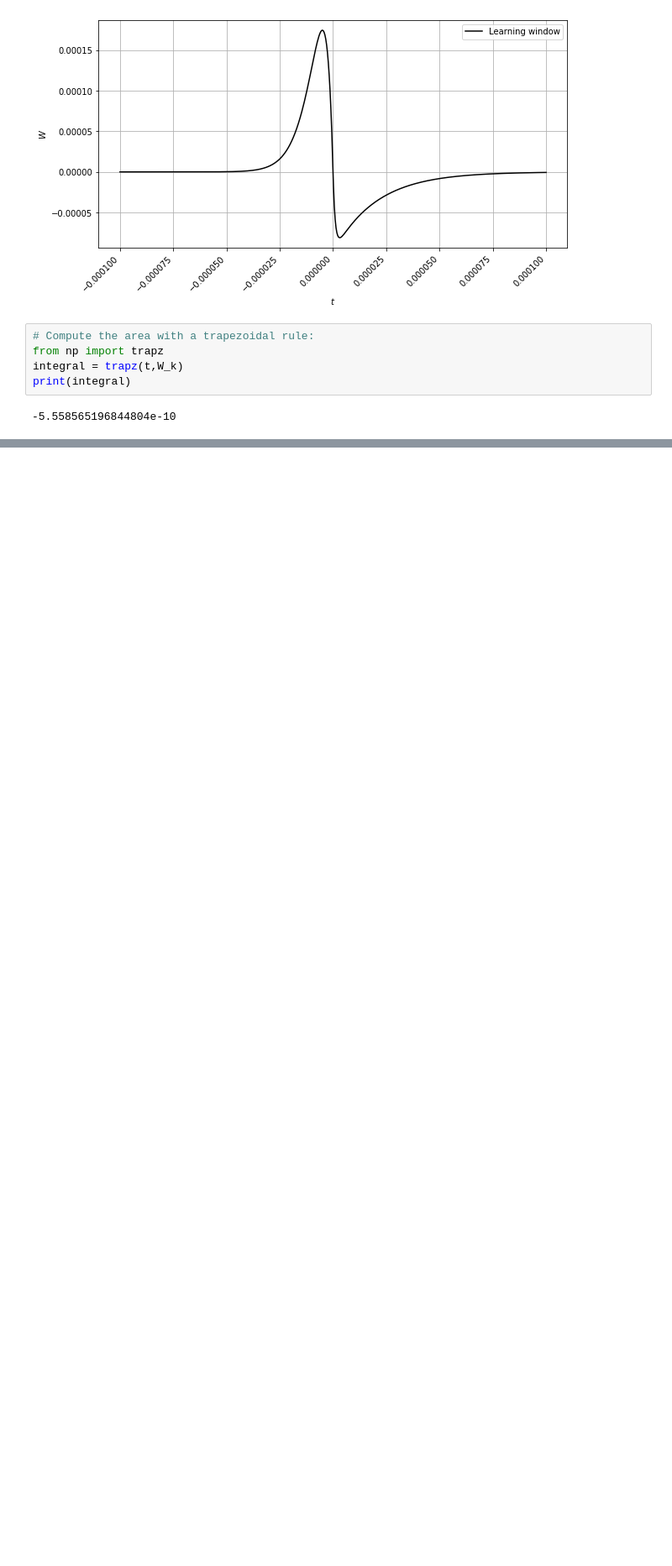
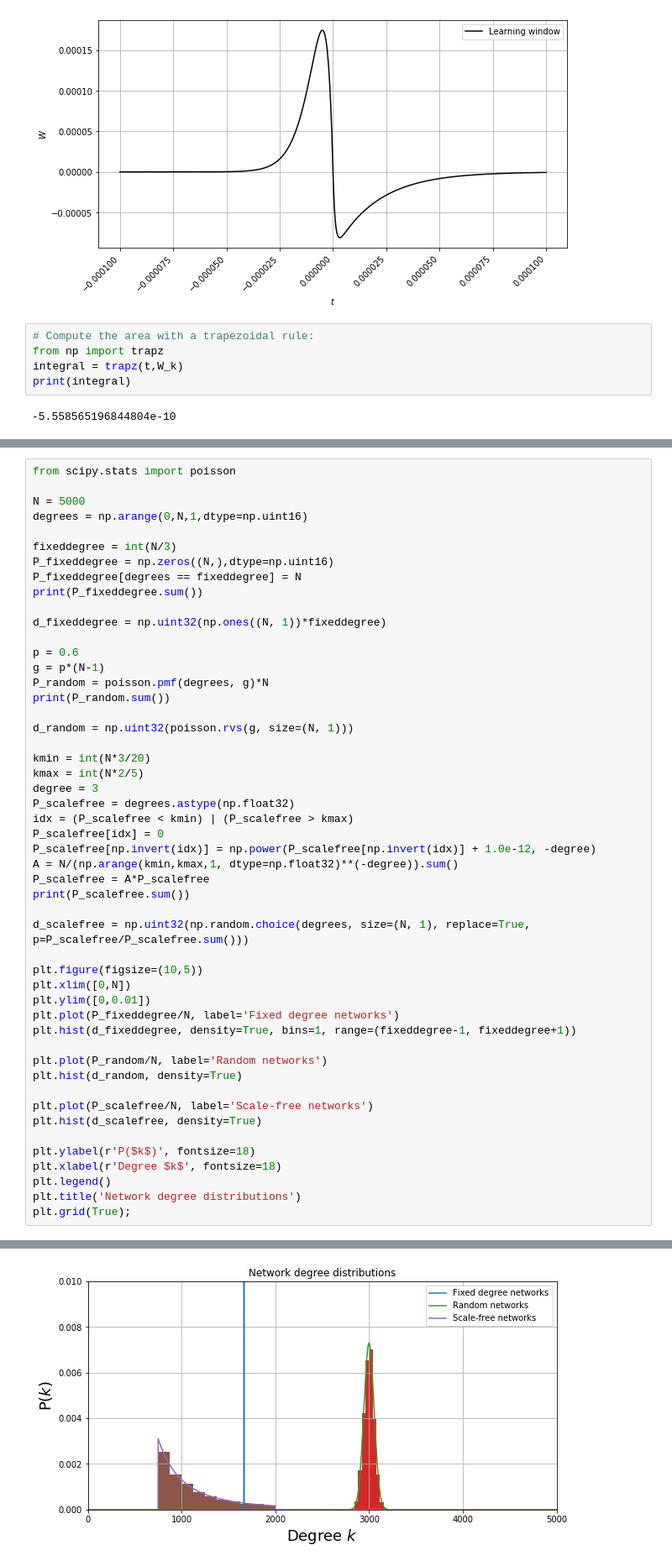
Before and after one commit to simonaertssen/AdaptiveNeuronalNetworks, a Jupyter notebook: Meetings/Notes meeting _10_2020.ipynb, the cells around one changed output, grey strips where cells are left out. Shown at 84% size. Drawn from its saved outputs; the diff is of its cells as text; blank space fills up the shorter version.

```diff
--- a/Meetings/Notes meeting _10_2020.ipynb
+++ b/Meetings/Notes meeting _10_2020.ipynb
@@ -310,0 +276,51 @@ Scale-free:
+# %%
+from scipy.stats import poisson
+
+N = 5000
+degrees = np.arange(0,N,1,dtype=np.uint16)
+
+fixeddegree = int(N/3)
+P_fixeddegree = np.zeros((N,),dtype=np.uint16)
+P_fixeddegree[degrees == fixeddegree] = N
+print(P_fixeddegree.sum())
+
+d_fixeddegree = np.uint32(np.ones((N, 1))*fixeddegree)
+
+p = 0.6
+g = p*(N-1)
+P_random = poisson.pmf(degrees, g)*N
+print(P_random.sum())
+
+d_random = np.uint32(poisson.rvs(g, size=(N, 1)))
+
+kmin = int(N*3/20)
+kmax = int(N*2/5)
+degree = 3
+P_scalefree = degrees.astype(np.float32)
+idx = (P_scalefree < kmin) | (P_scalefree > kmax)
+P_scalefree[idx] = 0
+P_scalefree[np.invert(idx)] = np.power(P_scalefree[np.invert(idx)] + 1.0e-12, -degree)
+A = N/(np.arange(kmin,kmax,1, dtype=np.float32)**(-degree)).sum()
+P_scalefree = A*P_scalefree
+print(P_scalefree.sum())
+
+d_scalefree = np.uint32(np.random.choice(degrees, size=(N, 1), replace=True, p=P_scalefree/P_scalefree.sum()))
+
+plt.figure(figsize=(10,5))
+plt.xlim([0,N])
+plt.ylim([0,0.01])
+plt.plot(P_fixeddegree/N, label='Fixed degree networks')
+plt.hist(d_fixeddegree, density=True, bins=1, range=(fixeddegree-1, fixeddegree+1))
+
+plt.plot(P_random/N, label='Random networks')
+plt.hist(d_random, density=True)
+
+plt.plot(P_scalefree/N, label='Scale-free networks')
+plt.hist(d_scalefree, density=True)
+
+plt.ylabel(r'P($k$)', fontsize=18)
+plt.xlabel(r'Degree $k$', fontsize=18)
+plt.legend()
+plt.title('Network degree distributions')
+plt.grid(True);
+# %% [output]
@@ -310,0 +330 @@ Scale-free:
+[figure, added]
```
Also changed, not shown: parts of 31 cells of this notebook, 11 other files.
